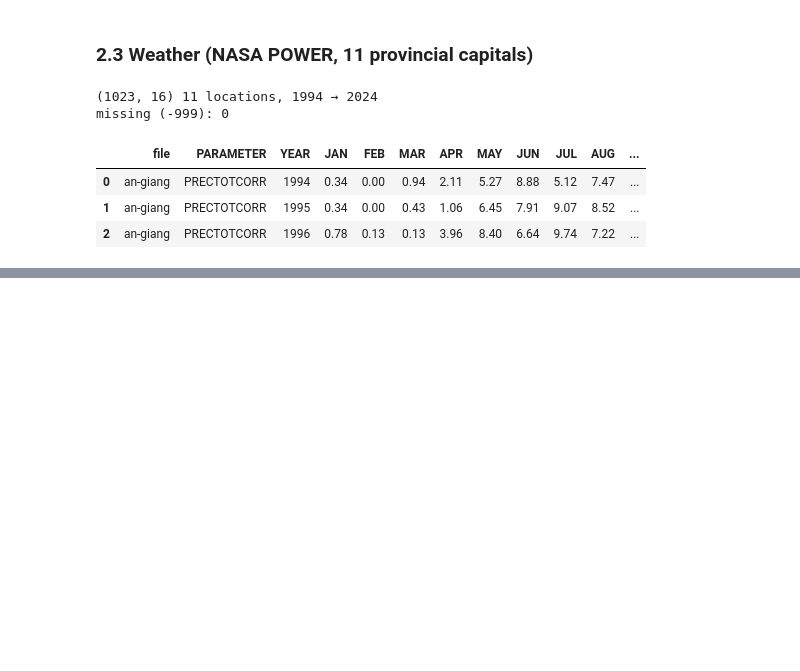
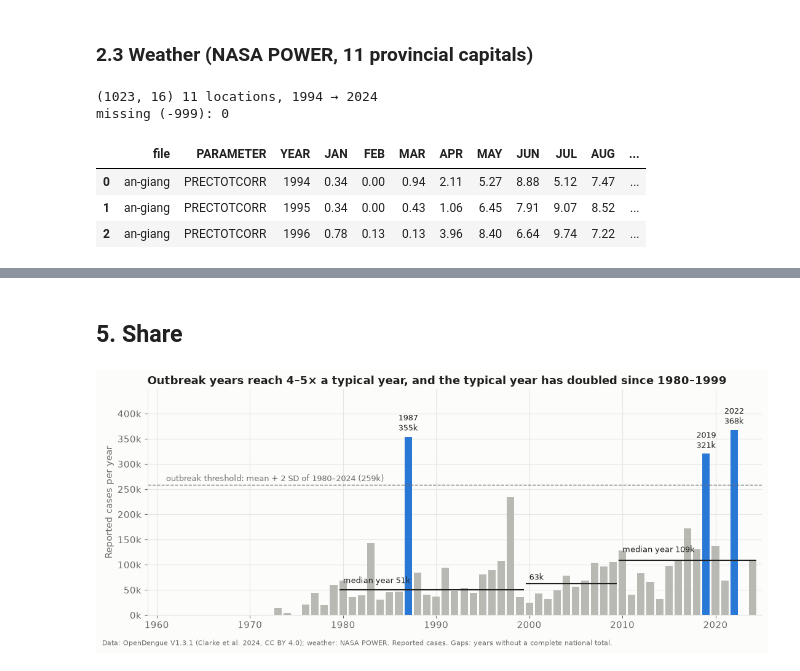
Before and after one commit to Thu-Ha-Vault/dengue-vietnam-case-study, a Jupyter notebook: notebooks/analysis.ipynb, the cells around one changed output, grey strips where cells are left out. Drawn from its saved outputs; the diff is of its cells as text; code cells hidden in the pictures; blank space fills up the shorter version.

```diff
--- a/notebooks/analysis.ipynb
+++ b/notebooks/analysis.ipynb
@@ -177,0 +375,23 @@ Charts whose titles state the finding, saved to `figures/`; Tableau dashboard (h
+# %%
+def spearman(a, b):
+    d = pd.concat([a, b], axis=1).dropna()
+    return d.iloc[:, 0].rank().corr(d.iloc[:, 1].rank())
+
+pw["log_cases"] = np.log1p(pw.cases)
+anom = pw.copy()
+for c in ["log_cases"] + [f"{v}{s}" for v in ("rain_mm", "temp_c") for s in ("", "_lag1", "_lag2", "_lag3")]:
+    anom[c] = pw[c] - pw.groupby(["province", "month"])[c].transform("mean")
+
+rows = []
+for p, g in pw.groupby("province"):
+    a = anom.loc[g.index]
+    for k in range(4):
+        sfx = "" if k == 0 else f"_lag{k}"
+        rows.append(dict(province=p, region=REGION[p], lag=k,
+                         rain_seasonal=spearman(g.cases, g["rain_mm" + sfx]),
+                         temp_seasonal=spearman(g.cases, g["temp_c" + sfx]),
+                         rain_anomaly=spearman(a.log_cases, a["rain_mm" + sfx]),
+                         temp_anomaly=spearman(a.log_cases, a["temp_c" + sfx])))
+lags = pd.DataFrame(rows)
+lags.pivot_table(index=["region", "province"], columns="lag",
+                 values=["rain_seasonal", "temp_seasonal"]).round(2).loc[ORDER]
@@ -177,0 +515,2 @@ Charts whose titles state the finding, saved to `figures/`; Tableau dashboard (h
+# %% [markdown]
+## 5. Share
@@ -177,0 +552,23 @@ Charts whose titles state the finding, saved to `figures/`; Tableau dashboard (h
+# %%
+fig, ax = plt.subplots(figsize=(11, 4.6))
+years = range(1960, 2025)
+vals = national.cases.reindex(years)
+colors = [COLORS["South"] if y in outbreaks.index else NEUTRAL for y in years]
+ax.bar(list(years), vals.fillna(0), color=colors, width=0.8)
+ax.axhline(threshold, color=MUTED, lw=1, ls="--")
+ax.text(1961, threshold * 1.03, f"outbreak threshold: mean + 2 SD of 1980–2024 ({threshold / 1e3:,.0f}k)", color=MUTED, fontsize=9)
+for y, c in outbreaks.items():
+    ax.text(y, c * 1.02, f"{y}\n{c / 1e3:,.0f}k", ha="center", va="bottom", fontsize=9, color=INK)
+for (a, b), m in zip([(1980, 1999), (2000, 2009), (2010, 2024)], baseline.values()):
+    ax.hlines(m, a - 0.4, b + 0.4, color=INK, lw=1.5)
+ax.text(2010, list(baseline.values())[2] * 1.15, f"median year {list(baseline.values())[2] / 1e3:,.0f}k", fontsize=9, color=INK)
+ax.text(1980, list(baseline.values())[0] * 1.25, f"median year {list(baseline.values())[0] / 1e3:,.0f}k", fontsize=9, color=INK)
+ax.text(2000, list(baseline.values())[1] * 1.12, f"{list(baseline.values())[1] / 1e3:,.0f}k", fontsize=9, color=INK)
+ax.yaxis.set_major_formatter(mticker.FuncFormatter(lambda v, _: f"{v / 1e3:,.0f}k"))
+ax.set_ylim(0, outbreaks.max() * 1.22)
+ax.set_xlim(1959, 2025)
+ax.set(ylabel="Reported cases per year", xlabel="")
+ax.set_title("Outbreak years reach 4–5× a typical year, and the typical year has doubled since 1980–1999")
+finish(fig, "01_national_trend.png", SOURCE + " Gaps: years without a complete national total.")
+# %% [output]
+[figure, added]
```
Also changed, not shown: parts of 38 cells of this notebook, 14 other files.
